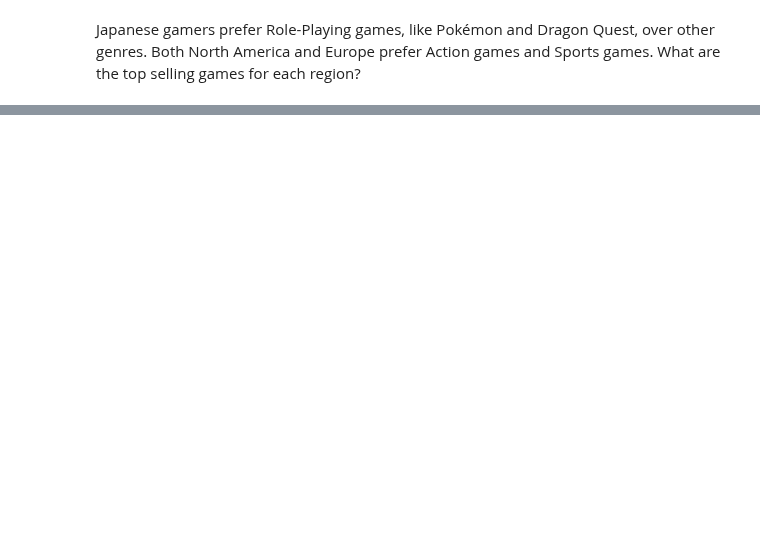
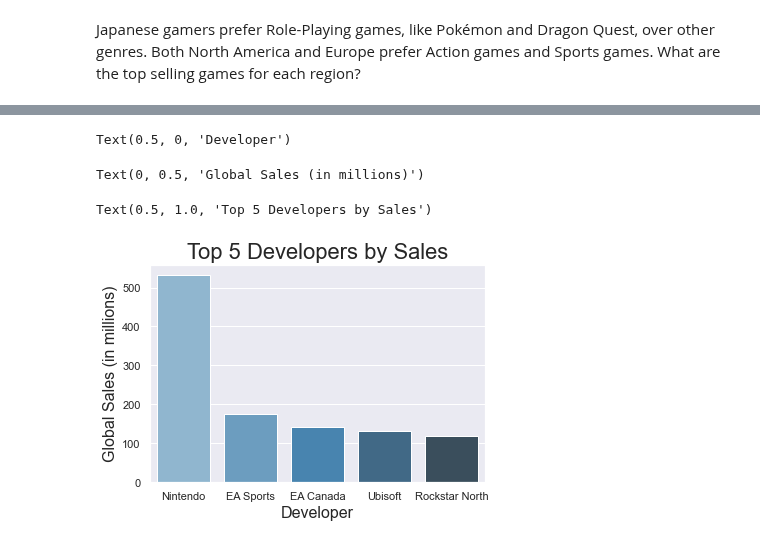
Before and after one commit to arquillen-py/jupyter-books, a Jupyter notebook: VGSales.ipynb, the cells around one changed output, grey strips where cells are left out. Saved outputs shown, nothing was run; the diff lists cells and outputs as text; code cells hidden in the pictures; blank space fills up the shorter version.

```diff
--- a/VGSales.ipynb
+++ b/VGSales.ipynb
@@ -221,0 +332,5 @@ Text(0.5, 1.0, 'Top 5 Japanese Games')
+# %%
+dfDevelopers = df.groupby(by = ["Developer"]).sum()
+dfDevelopers = dfDevelopers.reset_index()
+dfDevelopers = dfDevelopers.nlargest(5, "Global_Sales", keep = "all")
+dfDevelopers.head(5)
@@ -221,0 +344,10 @@ Text(0.5, 1.0, 'Top 5 Japanese Games')
+# %%
+ax1 = sns.barplot(x = dfDevelopers["Developer"], y = dfDevelopers["Global_Sales"], palette = "Blues_d")
+ax1.set_xlabel("Developer", fontsize = 16)
+ax1.set_ylabel("Global Sales (in millions)", fontsize = 16)
+ax1.set_title("Top 5 Developers by Sales", fontsize = 22)
+# %% [output]
+Text(0.5, 0, 'Developer')
+Text(0, 0.5, 'Global Sales (in millions)')
+Text(0.5, 1.0, 'Top 5 Developers by Sales')
+[figure, added]
```
Also changed, not shown: parts of 14 cells of this notebook, 2 other files.
